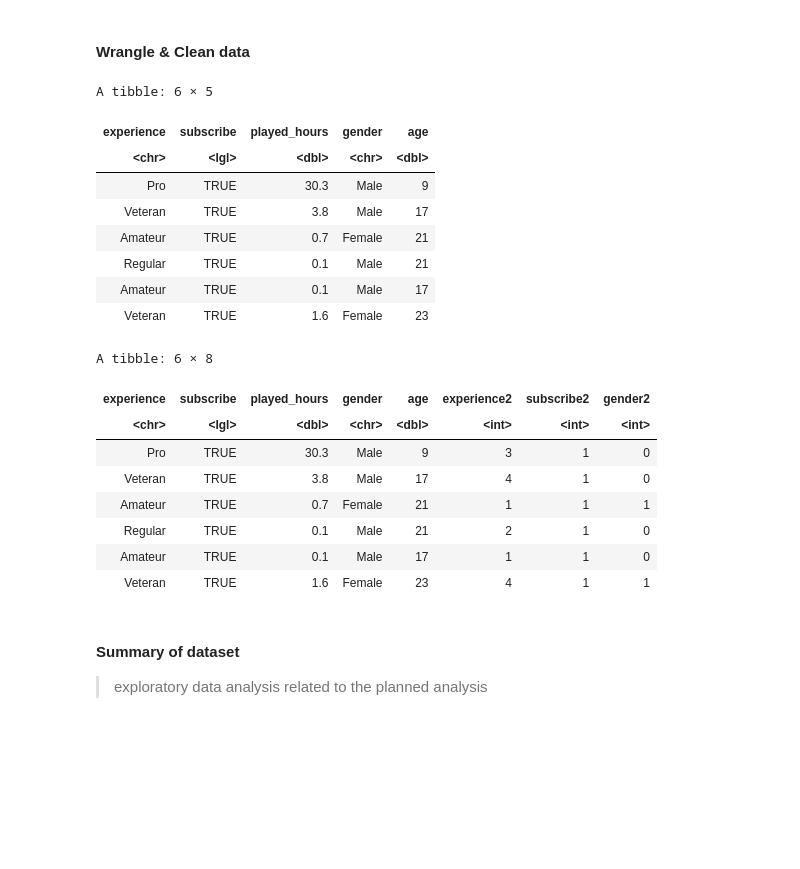
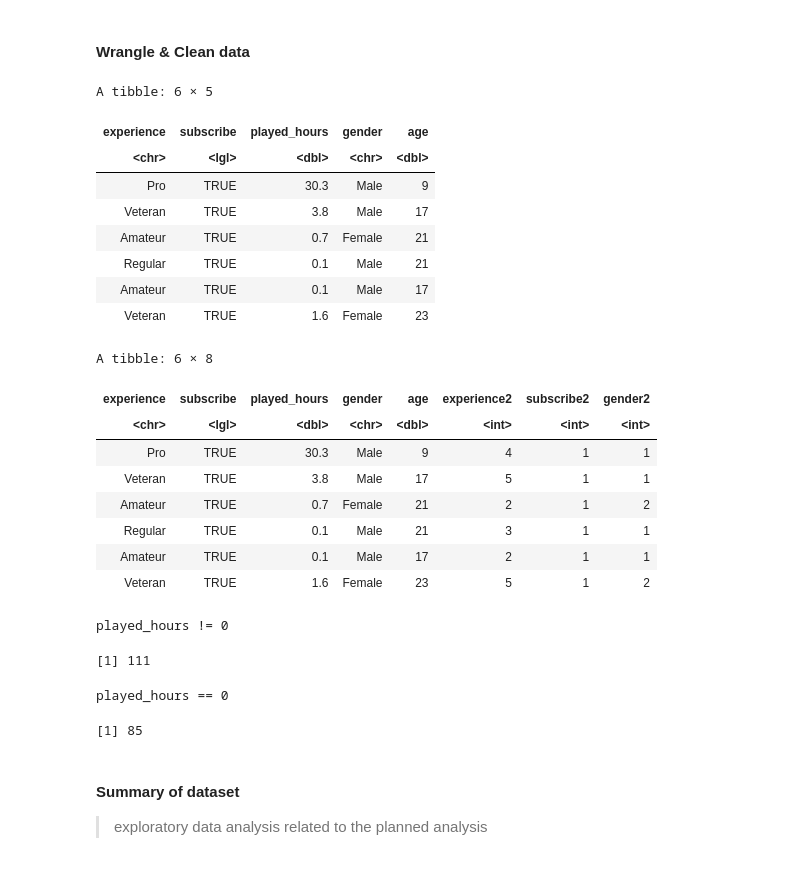
Before and after one commit to cars0njan/dsci-100-project, a Jupyter notebook: Final_report_group30.ipynb, the cells around one changed output. Cells and saved outputs as stored; diff of their text form; code cells hidden in the pictures; blank space fills up the shorter version.

```diff
--- a/Final_report_group30.ipynb
+++ b/Final_report_group30.ipynb
@@ -91,40 +91,53 @@ A tibble: 6 × 9
 # %% [markdown]
 #### Wrangle & Clean data
 # %%
-mapping_exp <- c("Beginner" = 0, "Amateur" = 1, "Regular" = 2,
-                 "Pro" = 3, "Veteran" = 4)
-mapping_gender <- c("Male" = 0, "Female" = 1, "Non-binary" = 2,
-                 "Agender" = 3, "Two-Spirited" =4, "Other" = 5, "Prefer not to say"=6)
+mapping_exp <- c("Beginner" = 1, "Amateur" = 2, "Regular" = 3,
+                 "Pro" = 4, "Veteran" = 5)
+mapping_gender <- c("Male" = 1, "Female" = 2, "Non-binary" = 3,
+                 "Agender" = 4, "Two-Spirited" =5, "Other" = 6, "Prefer not to say"=7)
 
 players_clean <- players |>
     select(-hashedEmail, -name, -individualId, -organizationName) |>
     filter(played_hours != 0)
 players_mapped <- players_clean |>
     mutate(experience2 = as.integer(mapping_exp[experience])) |>
     mutate(subscribe2 = as.integer(subscribe)) |>
     mutate(gender2 = as.integer(mapping_gender[gender]))
 
 head(players_clean)
 head(players_mapped)
+
+cat('played_hours != 0')
+nrow(players_clean)
+
+cat('played_hours == 0')
+players_na <- players |>
+    select(-hashedEmail, -name, -individualId, -organizationName) |>
+    filter(played_hours == 0)
+nrow(players_na)
 # %% [output]
 A tibble: 6 × 5
 | experience | subscribe | played_hours | gender | age |
 | <chr> | <lgl> | <dbl> | <chr> | <dbl> |
 | Pro | TRUE | 30.3 | Male | 9 |
 | Veteran | TRUE | 3.8 | Male | 17 |
 | Amateur | TRUE | 0.7 | Female | 21 |
 | Regular | TRUE | 0.1 | Male | 21 |
 | Amateur | TRUE | 0.1 | Male | 17 |
 | Veteran | TRUE | 1.6 | Female | 23 |
 A tibble: 6 × 8
 | experience | subscribe | played_hours | gender | age | experience2 | subscribe2 | gender2 |
 | <chr> | <lgl> | <dbl> | <chr> | <dbl> | <int> | <int> | <int> |
-| Pro | TRUE | 30.3 | Male | 9 | 3 | 1 | 0 |
-| Veteran | TRUE | 3.8 | Male | 17 | 4 | 1 | 0 |
-| Amateur | TRUE | 0.7 | Female | 21 | 1 | 1 | 1 |
-| Regular | TRUE | 0.1 | Male | 21 | 2 | 1 | 0 |
-| Amateur | TRUE | 0.1 | Male | 17 | 1 | 1 | 0 |
-| Veteran | TRUE | 1.6 | Female | 23 | 4 | 1 | 1 |
+| Pro | TRUE | 30.3 | Male | 9 | 4 | 1 | 1 |
+| Veteran | TRUE | 3.8 | Male | 17 | 5 | 1 | 1 |
+| Amateur | TRUE | 0.7 | Female | 21 | 2 | 1 | 2 |
+| Regular | TRUE | 0.1 | Male | 21 | 3 | 1 | 1 |
+| Amateur | TRUE | 0.1 | Male | 17 | 2 | 1 | 1 |
+| Veteran | TRUE | 1.6 | Female | 23 | 5 | 1 | 2 |
+played_hours != 0
+[1] 111
+played_hours == 0
+[1] 85
 # %% [markdown]
 #### Summary of dataset
 > exploratory data analysis related to the planned analysis
```
Also changed, not shown: parts of 4 cells of this notebook.
